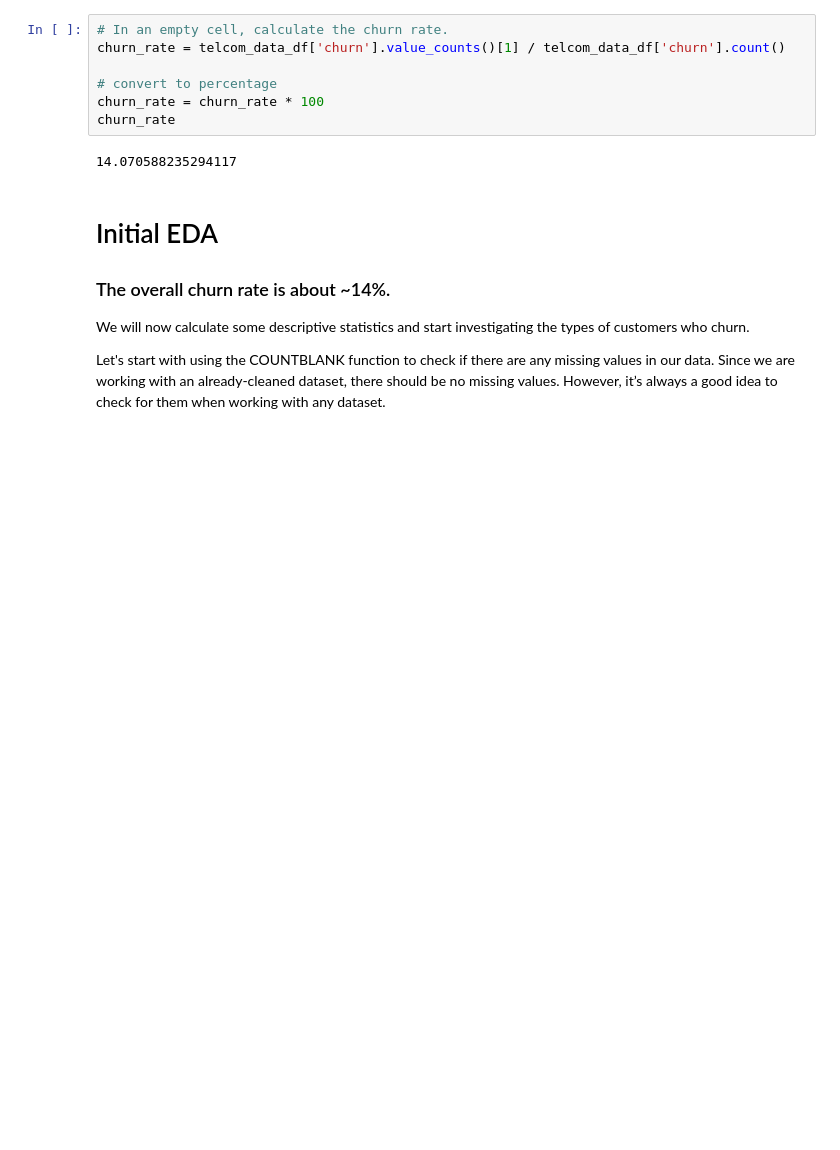
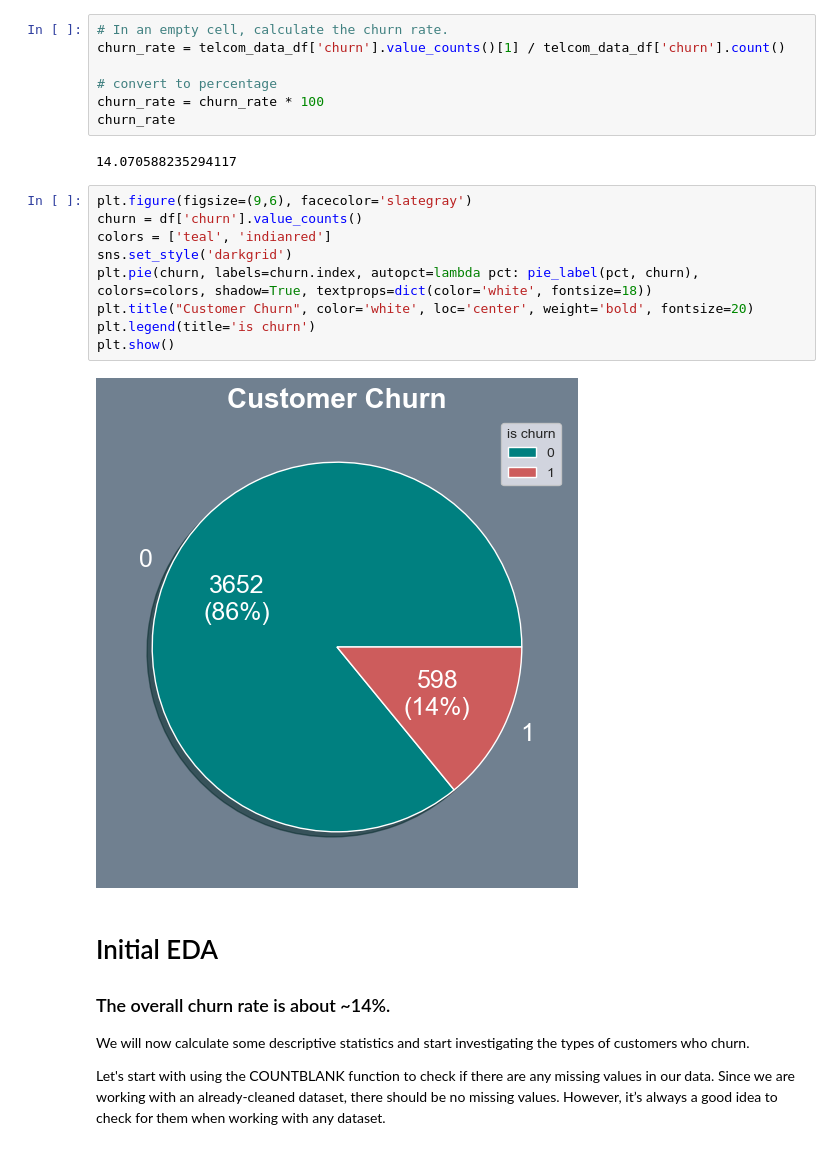
Before and after one commit to Lerch17/Project-1-, a Jupyter notebook: cody/customer-churn-prediction-2020/notebook.ipynb, the cells around one changed output. Drawn from its saved outputs; the diff is of its cells as text; blank space fills up the shorter version.

```diff
--- a/cody/customer-churn-prediction-2020/notebook.ipynb
+++ b/cody/customer-churn-prediction-2020/notebook.ipynb
@@ -63,6 +63,17 @@ churn_rate = churn_rate * 100
 churn_rate
 # %% [output]
 14.070588235294117
+# %%
+plt.figure(figsize=(9,6), facecolor='slategray')
+churn = df['churn'].value_counts()
+colors = ['teal', 'indianred']
+sns.set_style('darkgrid')
+plt.pie(churn, labels=churn.index, autopct=lambda pct: pie_label(pct, churn), colors=colors, shadow=True, textprops=dict(color='white', fontsize=18))
+plt.title("Customer Churn", color='white', loc='center', weight='bold', fontsize=20)
+plt.legend(title='is churn')
+plt.show()
+# %% [output]
+[figure, added]
 # %% [markdown]
 # Initial EDA
 
```
Also changed, not shown: parts of 18 cells of this notebook.
